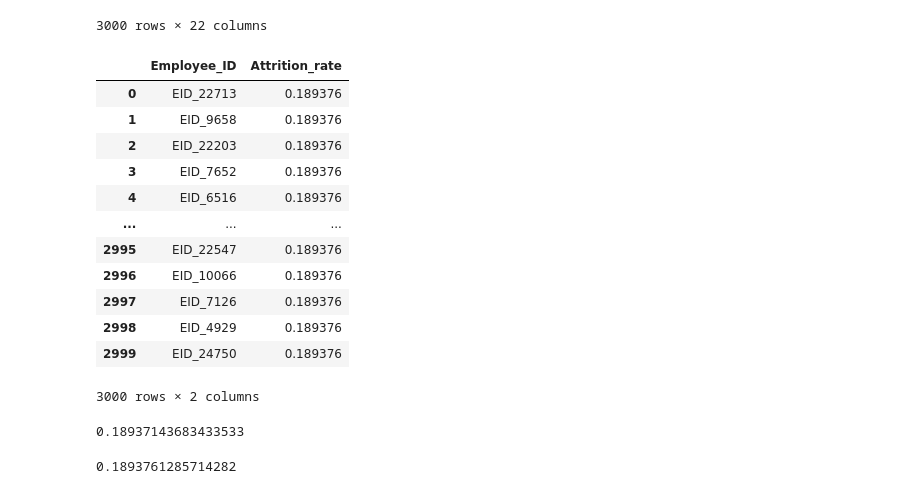
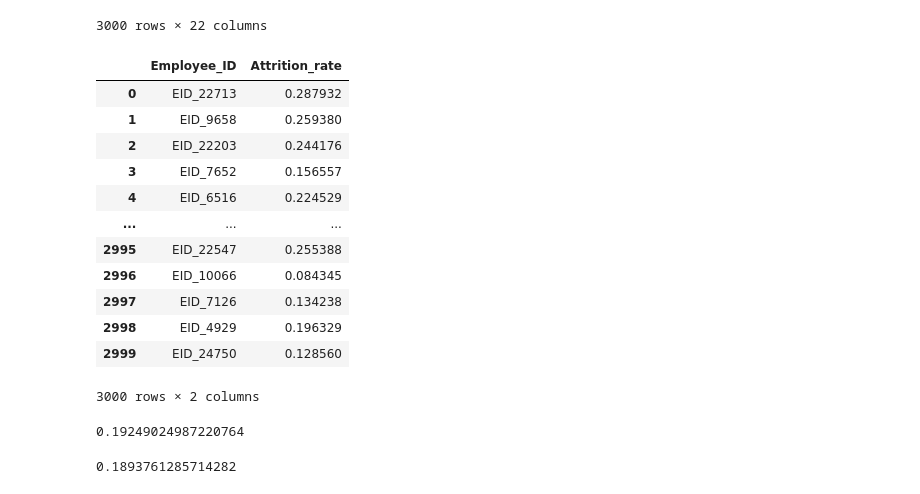
Before and after one commit to Mrutyunjay01/Employee_attrition_rate_prediction_challenge_hackerearth2020, a Jupyter notebook: EDA_two.ipynb, the cells around one changed output. Saved outputs shown, nothing was run; the diff lists cells and outputs as text; code cells hidden in the pictures.

```diff
--- a/EDA_two.ipynb
+++ b/EDA_two.ipynb
@@ -336,26 +336,26 @@ ftf
 # %%
 Submission = pd.DataFrame()
 Submission['Employee_ID'] = test_df['Employee_ID']
-Submission['Attrition_rate'] = model3.predict(ftf)
+Submission['Attrition_rate'] = md.predict(xgb.DMatrix(ftf))
 Submission
 # %% [output]
 |  | Employee_ID | Attrition_rate |
-| 0 | EID_22713 | 0.189376 |
-| 1 | EID_9658 | 0.189376 |
-| 2 | EID_22203 | 0.189376 |
-| 3 | EID_7652 | 0.189376 |
-| 4 | EID_6516 | 0.189376 |
+| 0 | EID_22713 | 0.287932 |
+| 1 | EID_9658 | 0.259380 |
+| 2 | EID_22203 | 0.244176 |
+| 3 | EID_7652 | 0.156557 |
+| 4 | EID_6516 | 0.224529 |
 | ... | ... | ... |
-| 2995 | EID_22547 | 0.189376 |
-| 2996 | EID_10066 | 0.189376 |
-| 2997 | EID_7126 | 0.189376 |
-| 2998 | EID_4929 | 0.189376 |
-| 2999 | EID_24750 | 0.189376 |
+| 2995 | EID_22547 | 0.255388 |
+| 2996 | EID_10066 | 0.084345 |
+| 2997 | EID_7126 | 0.134238 |
+| 2998 | EID_4929 | 0.196329 |
+| 2999 | EID_24750 | 0.128560 |
 3000 rows × 2 columns
 # %%
 Submission.Attrition_rate.mean()
 # %% [output]
-0.18937143683433533
+0.19249024987220764
 # %%
 train_df.Attrition_rate.mean()
 # %% [output]
```
Also changed, not shown: parts of 10 cells of this notebook, 1 other file.
